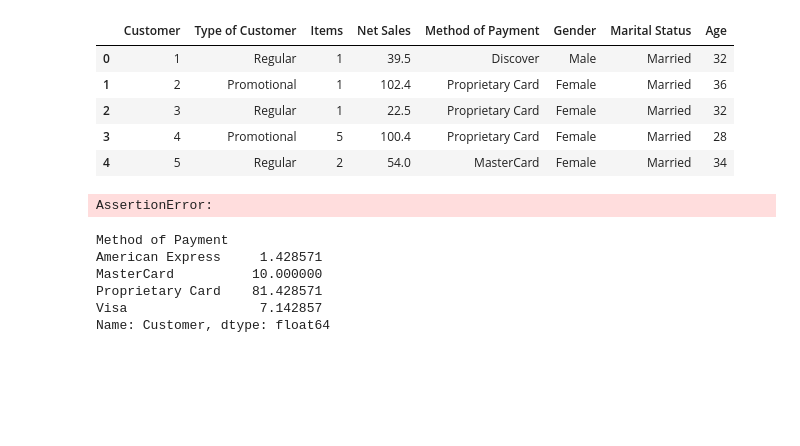
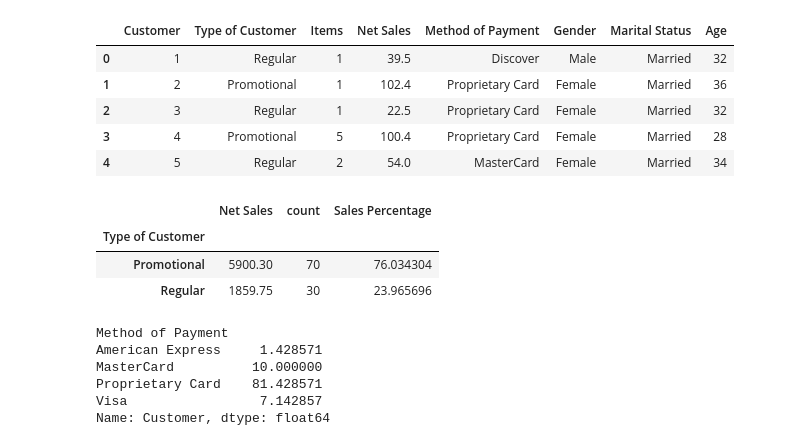
Before and after one commit to zenbaei/Data_Stats_Practice, a Jupyter notebook: Statistics_4_Business_Solutions.ipynb, the cells around one changed output. Cells and saved outputs as stored; diff of their text form; code cells hidden in the pictures; blank space fills up the shorter version.

```diff
--- a/Statistics_4_Business_Solutions.ipynb
+++ b/Statistics_4_Business_Solutions.ipynb
@@ -738,10 +740,15 @@ pelicansStore.head()
 # %%
 ## Promotional customer numbers during the promotion had a higher sales comparing to regular customers
 ## Rename groupby columns
 typeOfCustomers = pelicansStore.groupby(['Type of Customer'])["Net Sales"].agg(["sum", "count"]).rename(columns={'sum': 'Net Sales'})
-typeOfCustomers.transform(lambda df : df['Net Sales'] / len(pelicansStore) * 100)
+## Refrencing dataframe column from within apply
+typeOfCustomers['Sales Percentage'] = typeOfCustomers.apply(lambda x : (x['Net Sales'] / pelicansStore['Net Sales'].sum()) * 100, axis = 'columns')
+typeOfCustomers
 # %% [output]
-AssertionError:
+|  | Net Sales | count | Sales Percentage |
+| Type of Customer |  |  |  |
+| Promotional | 5900.30 | 70 | 76.034304 |
+| Regular | 1859.75 | 30 | 23.965696 |
 # %%
 ## select by condition, there is also numpy where func
 promoCust = pelicansStore[pelicansStore['Type of Customer'] == 'Promotional']
```
Also changed, not shown: parts of 3 cells of this notebook.
